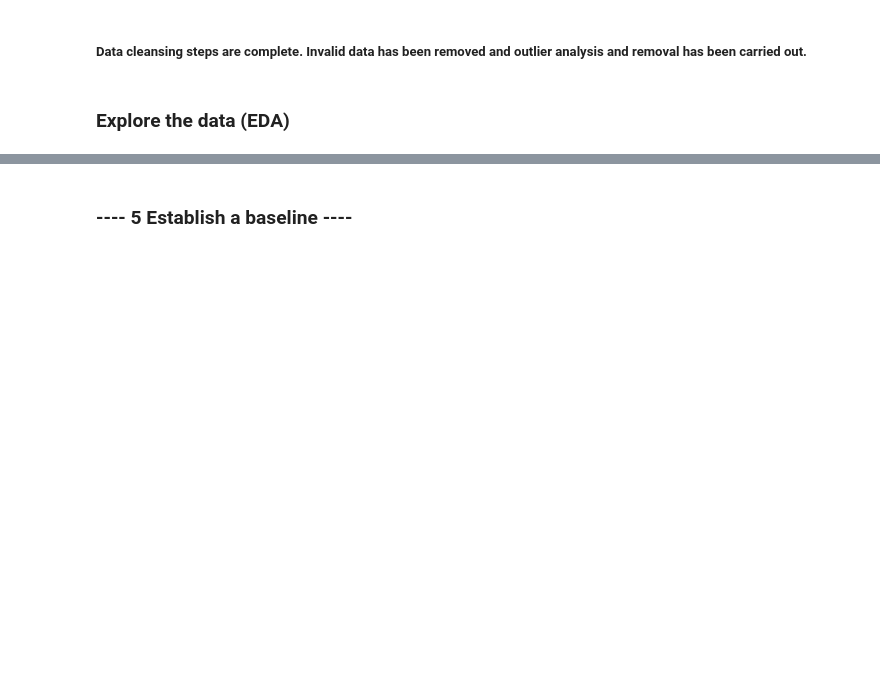
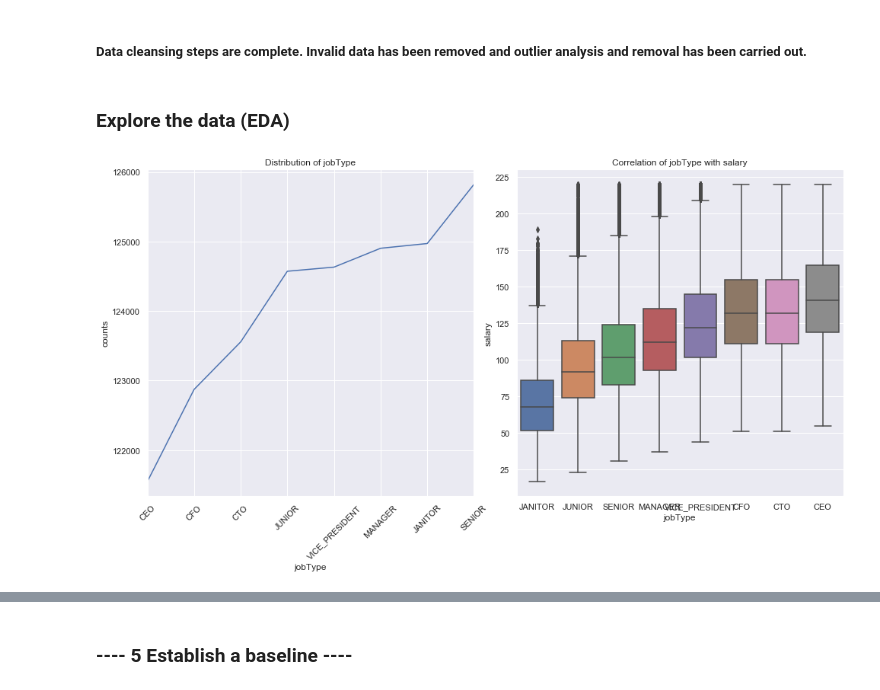
Before and after one commit to ross-macdonald-rm/salarypredictionportfolio, a Jupyter notebook: Salary Prediction Project.ipynb, the cells around one changed output, grey strips where cells are left out. Saved outputs shown, nothing was run; the diff lists cells and outputs as text; code cells hidden in the pictures; blank space fills up the shorter version.

```diff
--- a/Salary Prediction Project.ipynb
+++ b/Salary Prediction Project.ipynb
@@ -321,5 +352,9 @@ ends(train_df, 3)
 ##### Data cleansing steps are complete. Invalid data has been removed and outlier analysis and removal has been carried out.
 # %% [markdown]
 ### Explore the data (EDA)
+# %%
+plot_feature(train_df,'jobType','salary')
+# %% [output]
+[figure, added]
 # %%
 #summarize each feature variable
```
Also changed, not shown: parts of 4 cells of this notebook.
